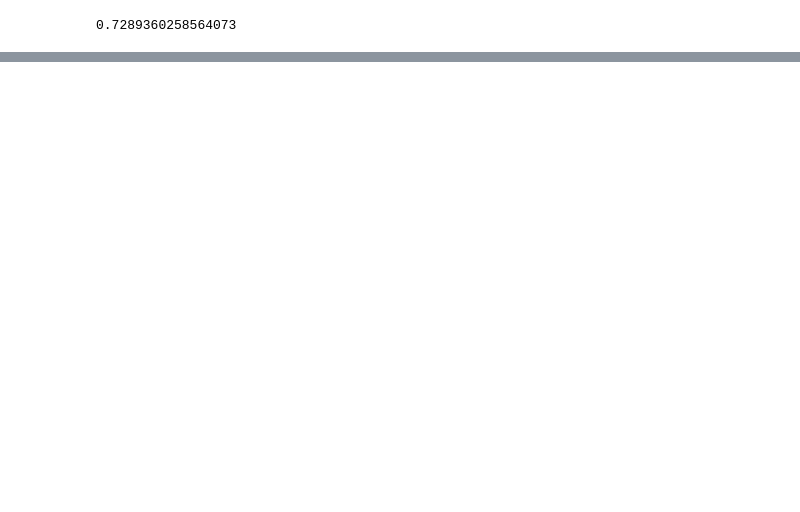
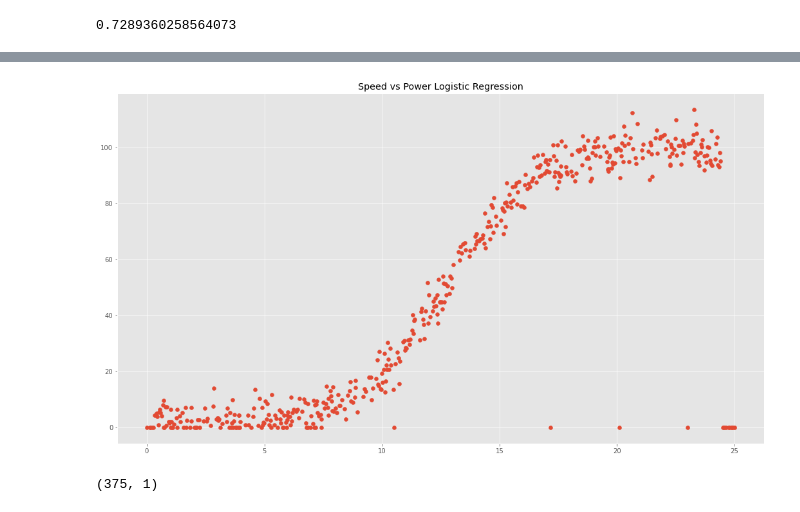
Before and after one commit to G00387847/funtamentalDataAnalysisProject, a Jupyter notebook: fundamentalDataAnalysisProject.ipynb, the cells around one changed output, grey strips where cells are left out. Drawn from its saved outputs; the diff is of its cells as text; code cells hidden in the pictures; blank space fills up the shorter version.

```diff
--- a/fundamentalDataAnalysisProject.ipynb
+++ b/fundamentalDataAnalysisProject.ipynb
@@ -182,0 +193,7 @@ print(r2_score)
+# %%
+# use scatter plot to visualize the data
+plt.scatter(speed, df.power)
+plt.title('Speed vs Power Logistic Regression')
+plt.show()
+# %% [output]
+[figure, added]
@@ -182,0 +203,4 @@ print(r2_score)
+# %%
+speed_train.shape
+# %% [output]
+(375, 1)
```
Also changed, not shown: parts of 10 cells of this notebook.
